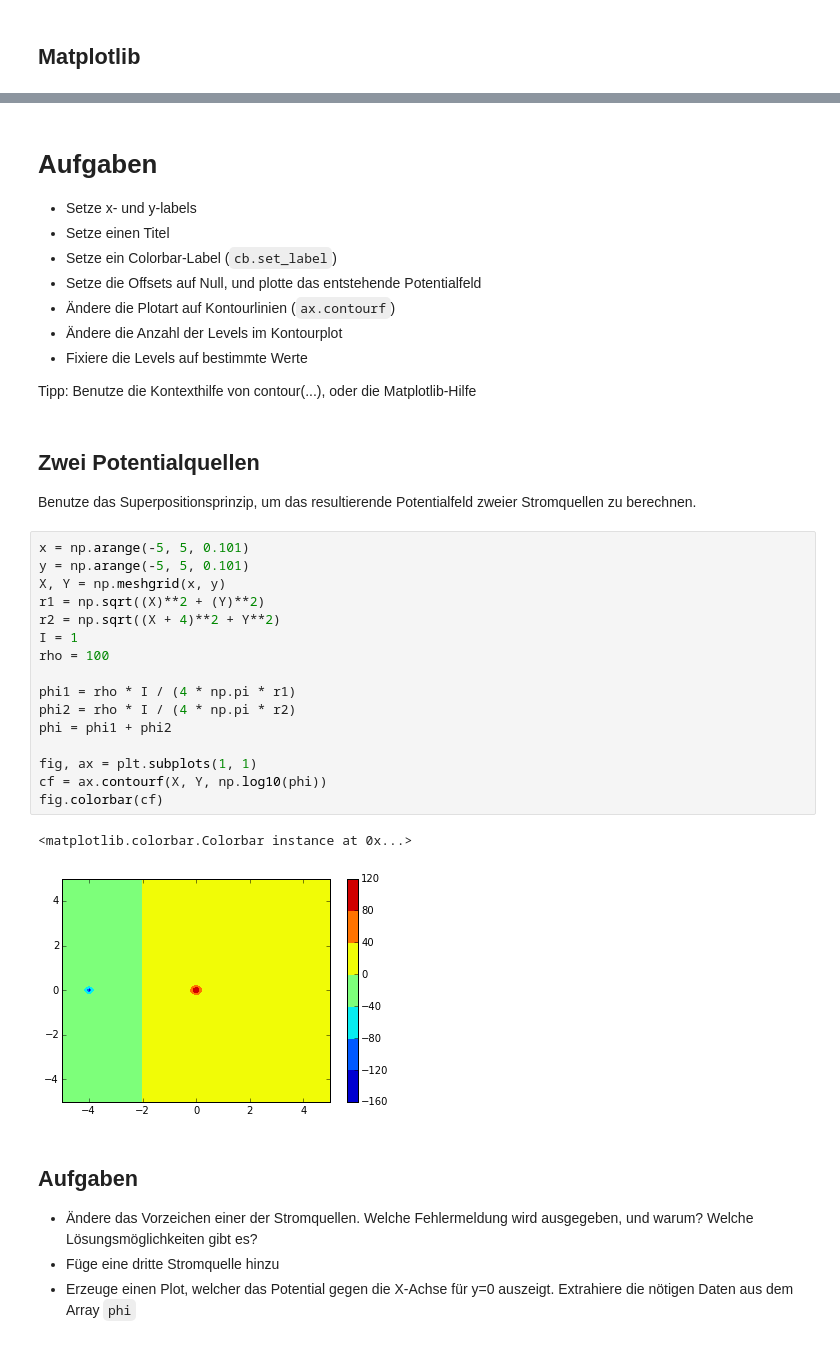
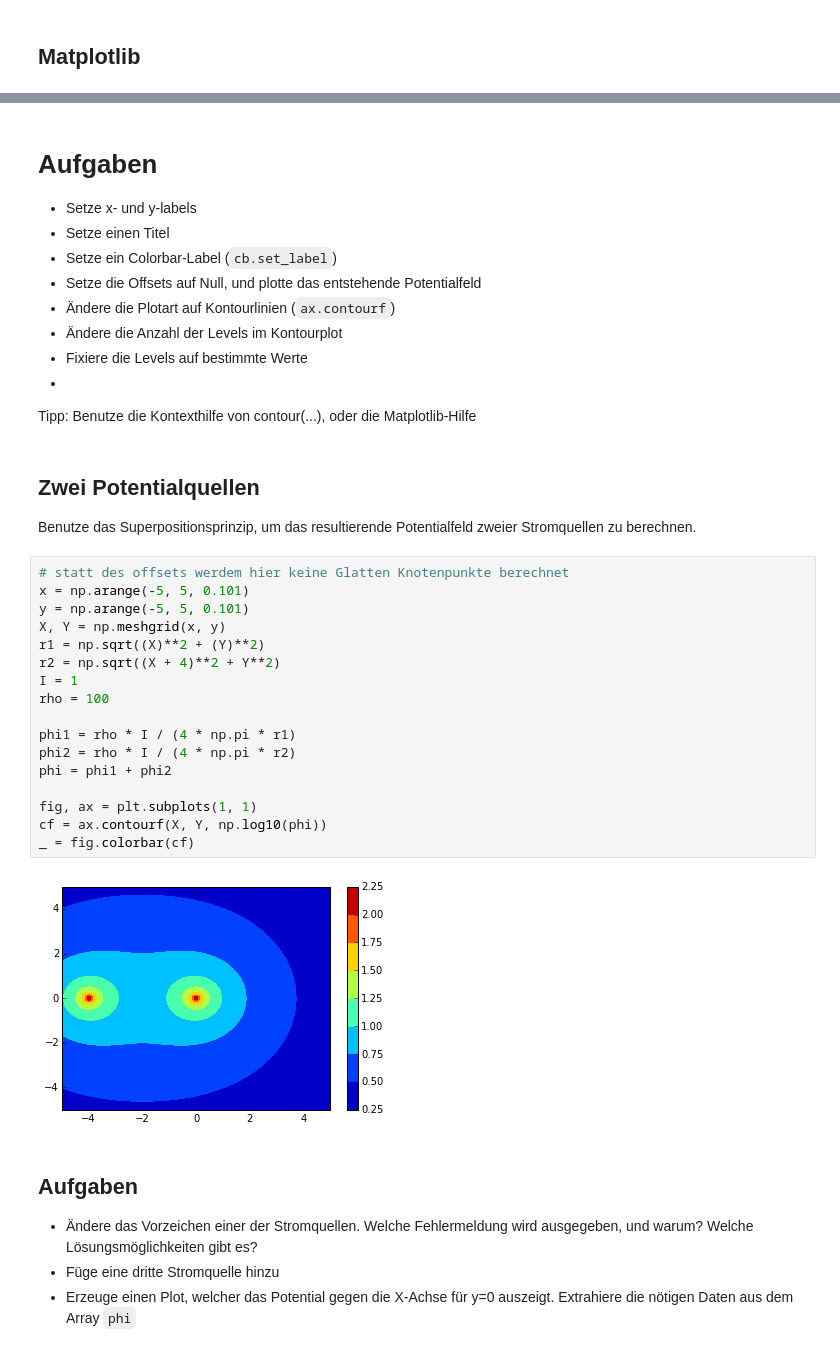
Before and after one commit to m-weigand/python-einfuehrung, a Jupyter notebook: python-intro-2.ipynb, the cells around one changed output, grey strips where cells are left out. Drawn from its saved outputs; the diff is of its cells as text.

```diff
--- a/python-intro-2.ipynb
+++ b/python-intro-2.ipynb
@@ -309,6 +247,7 @@ cb = fig.colorbar(cf)
 * Ändere die Plotart auf Kontourlinien (`ax.contourf`)
 * Ändere die Anzahl der Levels im Kontourplot
 * Fixiere die Levels auf bestimmte Werte
+*
 
 Tipp: Benutze die Kontexthilfe von contour(...), oder die Matplotlib-Hilfe
 # %% [markdown]
@@ -316,24 +255,24 @@ Tipp: Benutze die Kontexthilfe von contour(...), oder die Matplotlib-Hilfe
 
 Benutze das Superpositionsprinzip, um das resultierende Potentialfeld zweier Stromquellen zu berechnen.
 # %%
+# statt des offsets werdem hier keine Glatten Knotenpunkte berechnet
 x = np.arange(-5, 5, 0.101)
 y = np.arange(-5, 5, 0.101)
 X, Y = np.meshgrid(x, y)
 r1 = np.sqrt((X)**2 + (Y)**2)
 r2 = np.sqrt((X + 4)**2 + Y**2)
 I = 1
 rho = 100
 
 phi1 = rho * I / (4 * np.pi * r1)
 phi2 = rho * I / (4 * np.pi * r2)
 phi = phi1 + phi2
 
 fig, ax = plt.subplots(1, 1)
 cf = ax.contourf(X, Y, np.log10(phi))
-fig.colorbar(cf)
+_ = fig.colorbar(cf)
 # %% [output]
-<matplotlib.colorbar.Colorbar instance at 0x...>
-[figure, old version]
+[figure, new version]
 # %% [markdown]
 ## Aufgaben
 
```
Also changed, not shown: parts of 25 cells of this notebook, 1 other file.
